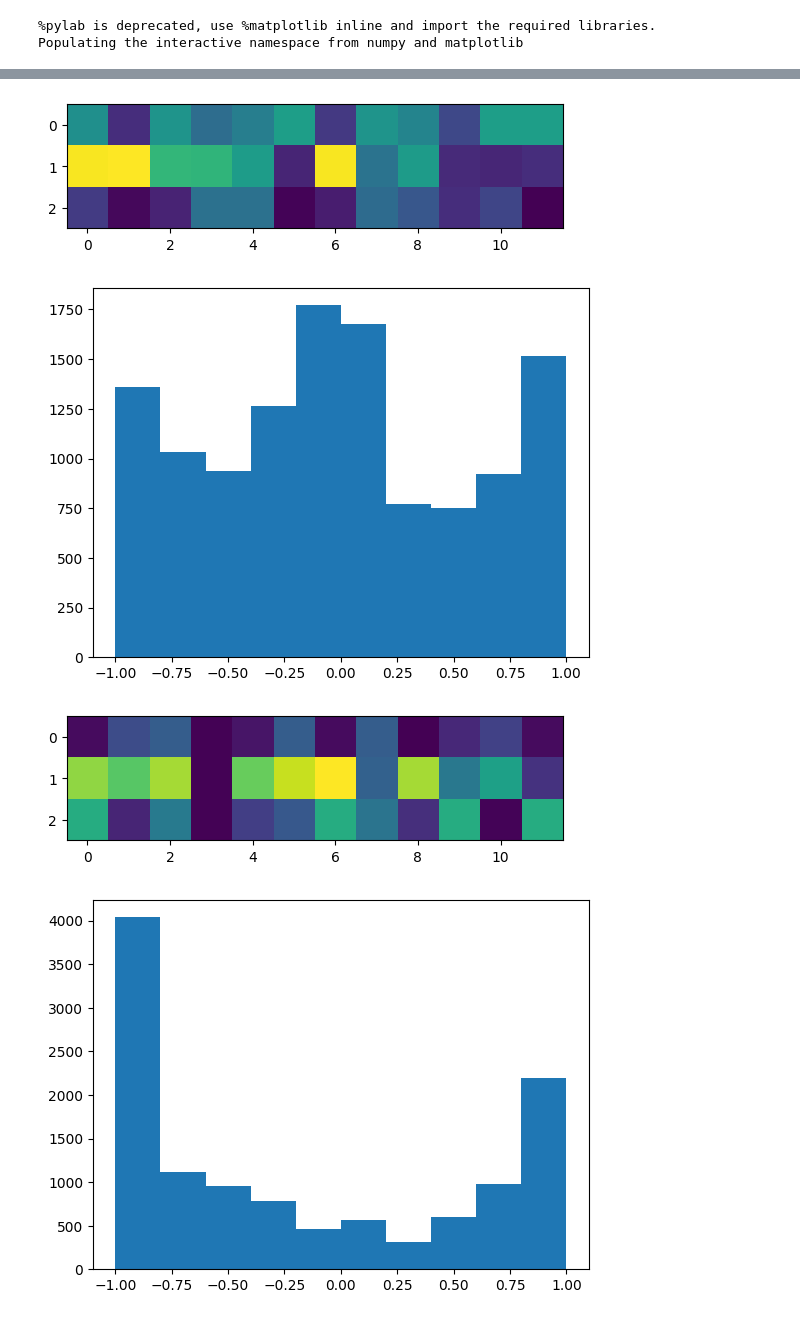
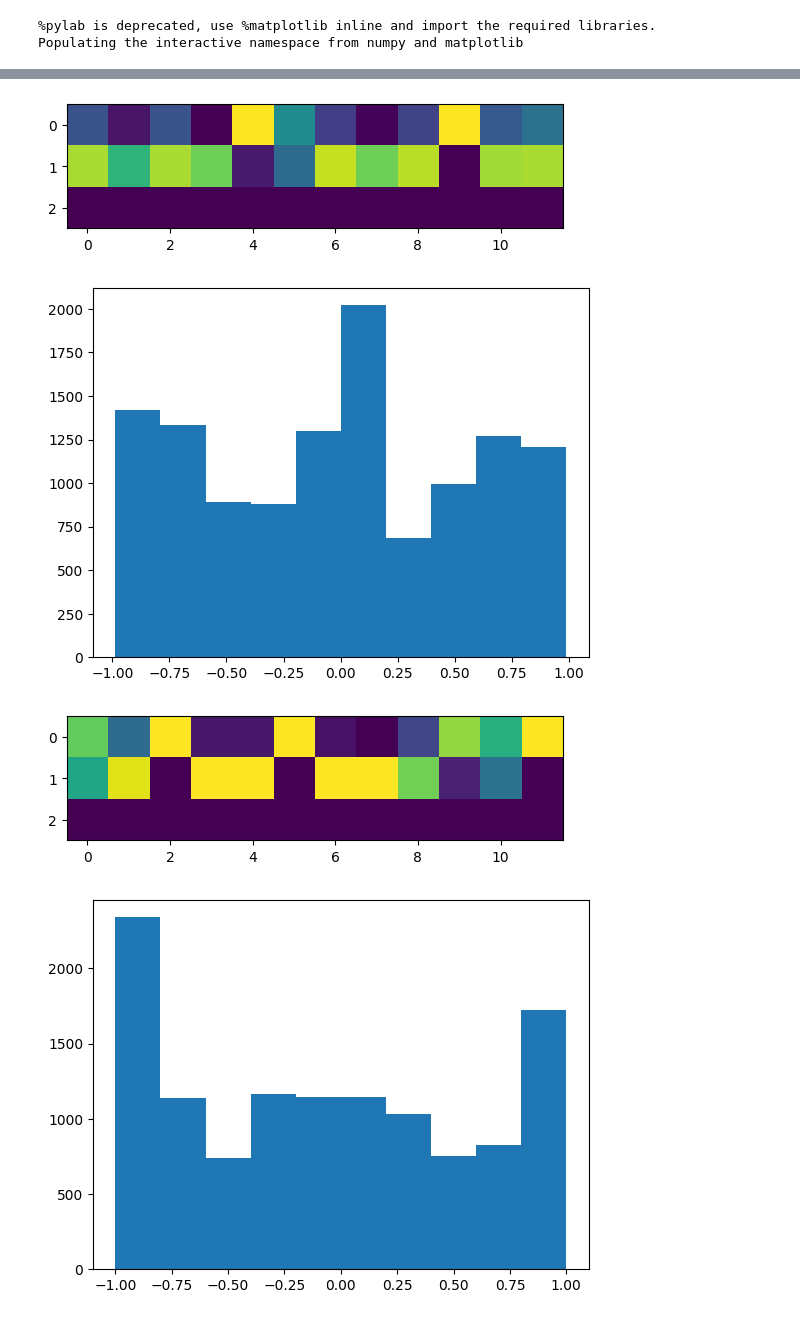
Before and after one commit to Ahmadar91/Master-sThesis, a Jupyter notebook: Attention.ipynb, the cells around one changed output, grey strips where cells are left out. Cells and saved outputs as stored; diff of their text form; code cells hidden in the pictures.

```diff
--- a/Attention.ipynb
+++ b/Attention.ipynb
@@ -768,14 +757,13 @@ parameters_list = []
 # max_lengths = [5, 10, 15, 20, 25, 40, 45,75,140]
 min_lengths = [10]
 max_lengths = [10]
-for min_len, max_len in zip(min_lengths, max_lengths):
 # %%
 collectorA = dict()
 num_samples = 100
 for rep in range(1):  # Number of repetitions
     for min_len, max_len in zip(min_lengths, max_lengths):
         # Select the model based on 'kind'
-        for kind in ["RNN", "NetRNNWithAttention", "NetRNNWithAttentionExpFirst","LSTM", "NetLSTMWithAttention",,"NetLSTMWithAttentionExpFirst" "GRU", "NetGRUWithAttention","NetGRUWithAttentionExpFirst"]:
+        for kind in ["RNN", "NetRNNWithAttention", "NetRNNWithAttentionExpFirst","LSTM", "NetLSTMWithAttention","NetLSTMWithAttentionExpFirst" "GRU", "NetGRUWithAttention","NetGRUWithAttentionExpFirst"]:
             if kind == "RNN":
                 model = NetRNN(hidden_dim=12, inp=3)
             elif kind == "NetRNNWithAttention":
@@ -850,11 +869,11 @@ KeyboardInterrupt:
 # %%
 # Load the model
-model = torch.load("./models/model_RNN_min_length_5 max_length_5 fill_0 value_1_-1 value_2_1.model")
+model = torch.load("./models/model_RNN_min_10_max_10.model")
 model.eval()  # Set the model to evaluation mode
 
 
 # Assuming generateTrainData is defined and returns sequences and targets
-sequences, targets = generateTrainData(1000, [5,5])
+sequences, targets = generateTrainData(1000, [10,10])
 
 # Convert sequences and targets to tensors and pad sequences
 seq_tensors = [torch.tensor(seq, dtype=torch.float32) for seq in sequences]
@@ -896,10 +915,10 @@ Average Test Loss: 0.2337
 # %%
 # Load the model
-model = torch.load("./models/model_NetRNNWithAttention_min_length_5 max_length_5 fill_0 value_1_-1 value_2_1.model")
+model = torch.load("./models/model_NetRNNWithAttention_min_10_max_10.model")
 model.eval()  # Set the model to evaluation mode
 
 # Assuming generateTrainData is defined and returns sequences and targets
-sequences, targets = generateTrainData(1000, [5,5])
+sequences, targets = generateTrainData(1000, [10,10])
 
 # Convert sequences and targets to tensors and pad sequences
 seq_tensors = [torch.tensor(seq, dtype=torch.float32) for seq in sequences]
@@ -1142,9 +1179,9 @@ for i in range(10):
 # %%
 
-modelRNNWithAttention=torch.load("models/model_RNN_min_length_10 max_length_10 fill_0 value_1_-1 value_2_1.model")
-modelRNN=torch.load("models/model_NetRNNWithAttention_min_length_10 max_length_10 fill_0 value_1_-1 value_2_1.model")
-modelRNNWithAttentionExp =torch.load("models/model_NetRNNWithAttentionExpFirst_min_length_10 max_length_10 fill_0 value_1_-1 value_2_1.model")
-erateTrainData(100, [10,10])
+modelRNNWithAttention=torch.load("models/model_RNN_min_10_max_10.model")
+modelRNN=torch.load("models/model_NetRNNWithAttention_min_10_max_10.model")
+modelRNNWithAttentionExp =torch.load("models/model_NetRNNWithAttentionExpFirst_min_10_max_10.model")
+s,t = generateTrainData(100, [10,10])
 S,H=shrinkingDecompositionInformation(modelRNN,12,s,t.transpose(),whichTS=8,dsLength=10)
 figure()
 imshow(removalIntoMatrix(S,12,H))
@@ -1160,4 +1197,4 @@ imshow(removalIntoMatrix(S,12,H))
-[figure, old version]
+[figure, new version]
-[figure, old version]
+[figure, new version]
-[figure, old version]
+[figure, new version]
-[figure, old version]
+[figure, new version]
```
Also changed, not shown: parts of 12 cells of this notebook, 57 other files.
